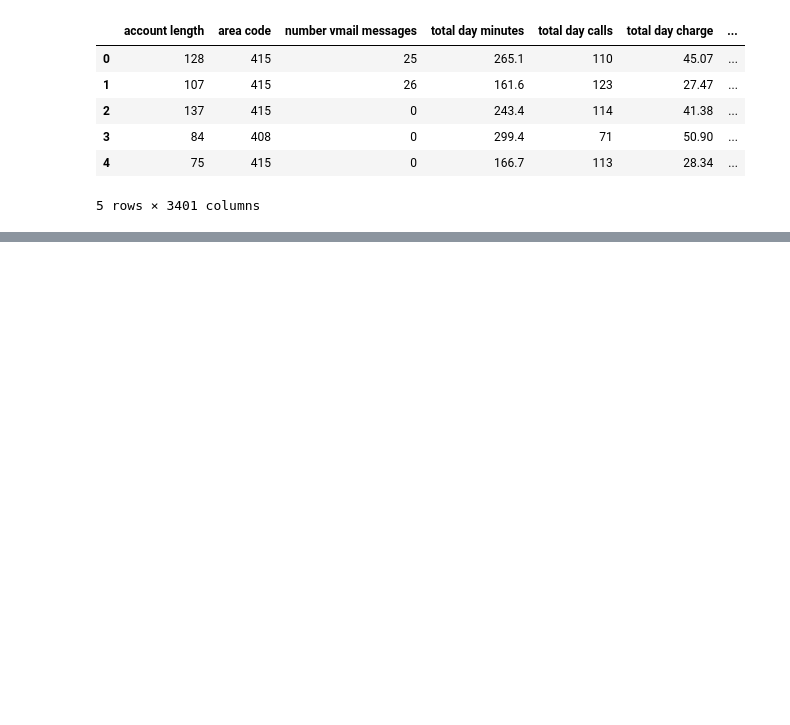
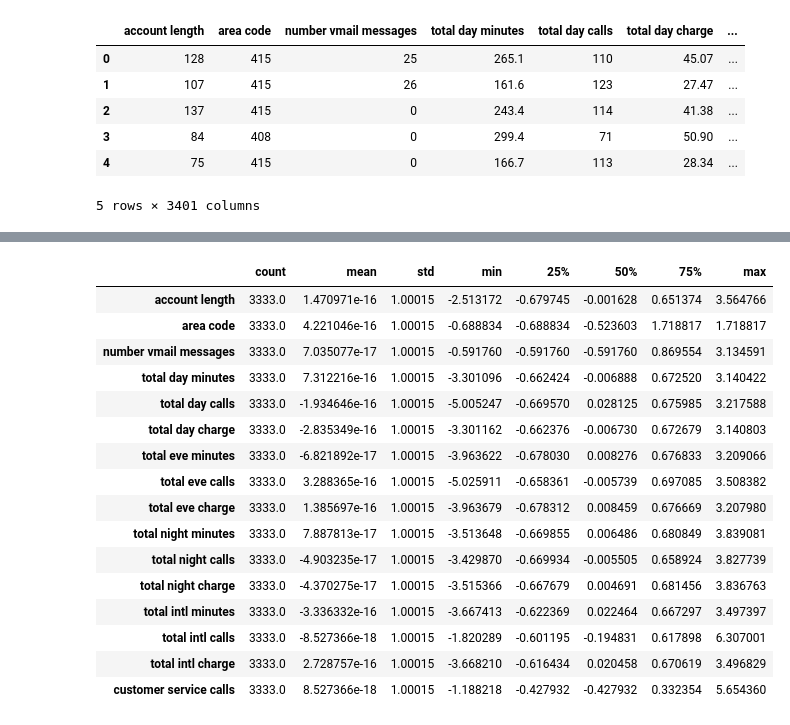
Before and after one commit to BMwihia/Customer-Churn-Analysis, a Jupyter notebook: notebooks/Customer Churn.ipynb, the cells around one changed output, grey strips where cells are left out. Cells and saved outputs as stored; diff of their text form; code cells hidden in the pictures; blank space fills up the shorter version.

Commit message:
Step 3.3: Apply StandardScaler to numeric features

```diff
--- a/notebooks/Customer Churn.ipynb
+++ b/notebooks/Customer Churn.ipynb
@@ -297,0 +304,35 @@ New shape after encoding: (3333, 3401)
+# %%
+from sklearn.preprocessing import StandardScaler
+
+# Select numeric features (excluding the target column if it's still there)
+numerical_cols = df_encoded.select_dtypes(include=['int64', 'float64']).columns.tolist()
+
+# If 'Churn_Yes' is still present, remove it from scaling
+numerical_cols = [col for col in numerical_cols if not col.startswith('Churn')]
+
+# Initialize scaler
+scaler = StandardScaler()
+
+# Fit and transform the data
+df_encoded[numerical_cols] = scaler.fit_transform(df_encoded[numerical_cols])
+
+# Check scaled data
+df_encoded[numerical_cols].describe().T
+# %% [output]
+|  | count | mean | std | min | 25% | 50% | 75% | max |
+| account length | 3333.0 | 1.470971e-16 | 1.00015 | -2.513172 | -0.679745 | -0.001628 | 0.651374 | 3.564766 |
+| area code | 3333.0 | 4.221046e-16 | 1.00015 | -0.688834 | -0.688834 | -0.523603 | 1.718817 | 1.718817 |
+| number vmail messages | 3333.0 | 7.035077e-17 | 1.00015 | -0.591760 | -0.591760 | -0.591760 | 0.869554 | 3.134591 |
+| total day minutes | 3333.0 | 7.312216e-16 | 1.00015 | -3.301096 | -0.662424 | -0.006888 | 0.672520 | 3.140422 |
+| total day calls | 3333.0 | -1.934646e-16 | 1.00015 | -5.005247 | -0.669570 | 0.028125 | 0.675985 | 3.217588 |
+| total day charge | 3333.0 | -2.835349e-16 | 1.00015 | -3.301162 | -0.662376 | -0.006730 | 0.672679 | 3.140803 |
+| total eve minutes | 3333.0 | -6.821892e-17 | 1.00015 | -3.963622 | -0.678030 | 0.008276 | 0.676833 | 3.209066 |
+| total eve calls | 3333.0 | 3.288365e-16 | 1.00015 | -5.025911 | -0.658361 | -0.005739 | 0.697085 | 3.508382 |
+| total eve charge | 3333.0 | 1.385697e-16 | 1.00015 | -3.963679 | -0.678312 | 0.008459 | 0.676669 | 3.207980 |
+| total night minutes | 3333.0 | 7.887813e-17 | 1.00015 | -3.513648 | -0.669855 | 0.006486 | 0.680849 | 3.839081 |
+| total night calls | 3333.0 | -4.903235e-17 | 1.00015 | -3.429870 | -0.669934 | -0.005505 | 0.658924 | 3.827739 |
+| total night charge | 3333.0 | -4.370275e-17 | 1.00015 | -3.515366 | -0.667679 | 0.004691 | 0.681456 | 3.836763 |
+| total intl minutes | 3333.0 | -3.336332e-16 | 1.00015 | -3.667413 | -0.622369 | 0.022464 | 0.667297 | 3.497397 |
+| total intl calls | 3333.0 | -8.527366e-18 | 1.00015 | -1.820289 | -0.601195 | -0.194831 | 0.617898 | 6.307001 |
+| total intl charge | 3333.0 | 2.728757e-16 | 1.00015 | -3.668210 | -0.616434 | 0.020458 | 0.670619 | 3.496829 |
+| customer service calls | 3333.0 | 8.527366e-18 | 1.00015 | -1.188218 | -0.427932 | -0.427932 | 0.332354 | 5.654360 |
```
Also changed, not shown: parts of 1 cell of this notebook.
